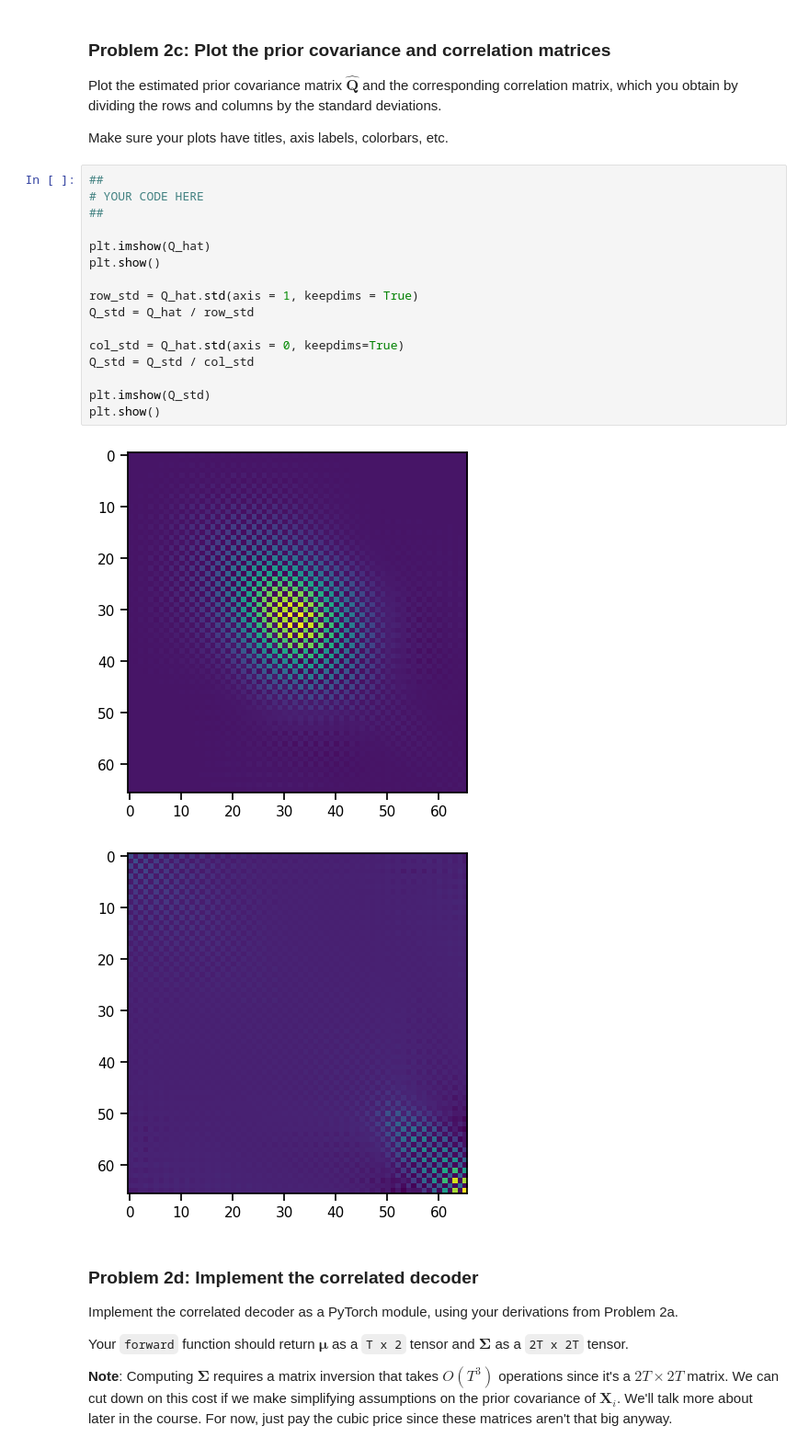
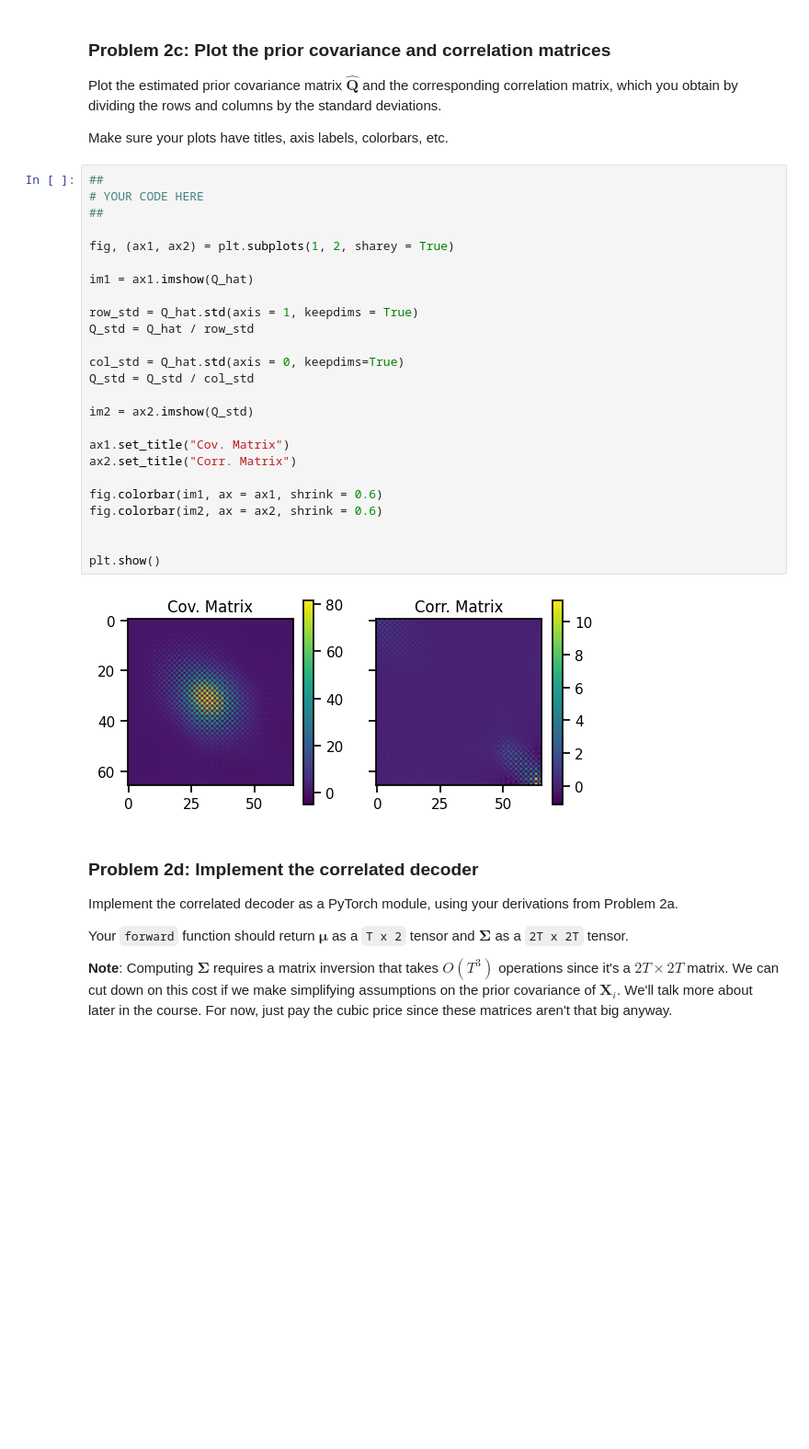
Before and after one commit to powellj24/nbio220, a Jupyter notebook: labs/05_decoding.ipynb, the cells around one changed output. Shown at 92% size. Cells and saved outputs as stored; diff of their text form; blank space fills up the shorter version.

```diff
--- a/labs/05_decoding.ipynb
+++ b/labs/05_decoding.ipynb
@@ -734,22 +734,30 @@ Make sure your plots have titles, axis labels, colorbars, etc.
 # %%
 ##
 # YOUR CODE HERE
 ##
 
-plt.imshow(Q_hat)
-plt.show()
+fig, (ax1, ax2) = plt.subplots(1, 2, sharey = True)
+
+im1 = ax1.imshow(Q_hat)
 
 row_std = Q_hat.std(axis = 1, keepdims = True)
 Q_std = Q_hat / row_std
 
 col_std = Q_hat.std(axis = 0, keepdims=True)
 Q_std = Q_std / col_std
 
-plt.imshow(Q_std)
+im2 = ax2.imshow(Q_std)
+
+ax1.set_title("Cov. Matrix")
+ax2.set_title("Corr. Matrix")
+
+fig.colorbar(im1, ax = ax1, shrink = 0.6)
+fig.colorbar(im2, ax = ax2, shrink = 0.6)
+
+
 plt.show()
 # %% [output]
-[figure, old version]
+[figure, new version]
-[figure, removed]
 # %% [markdown]
 ### Problem 2d: Implement the correlated decoder
 
```
Also changed, not shown: parts of 1 cell of this notebook.
